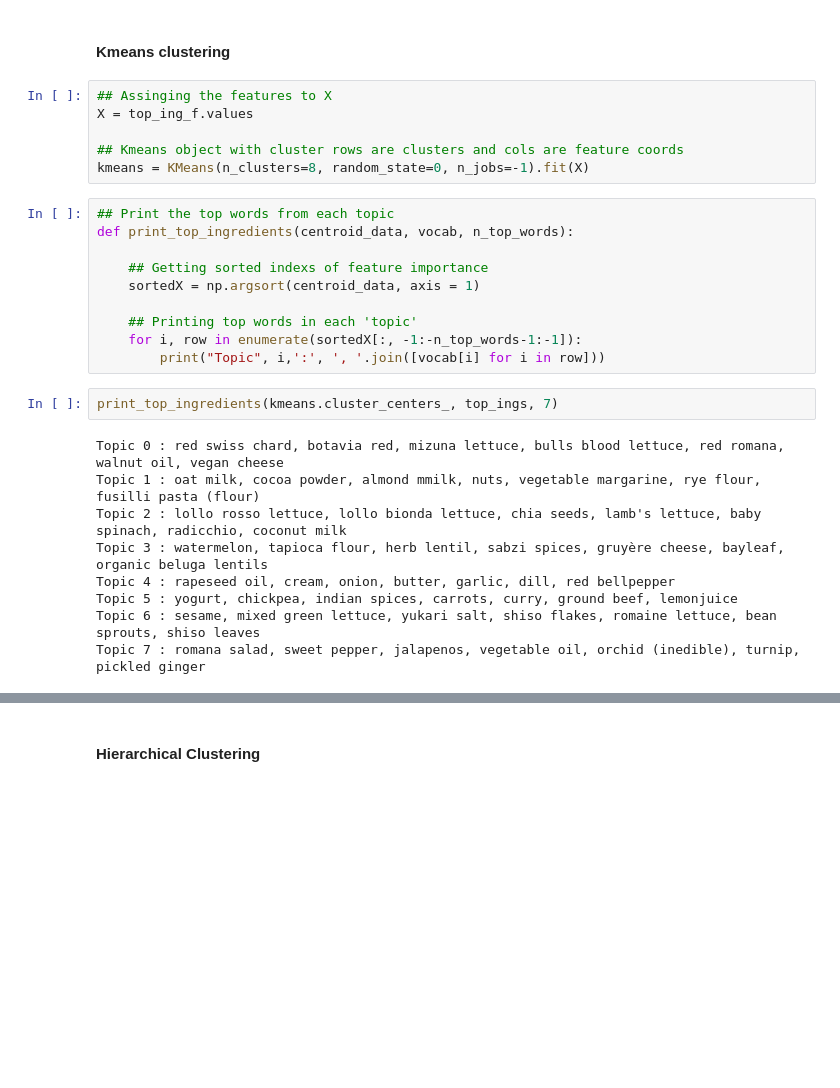
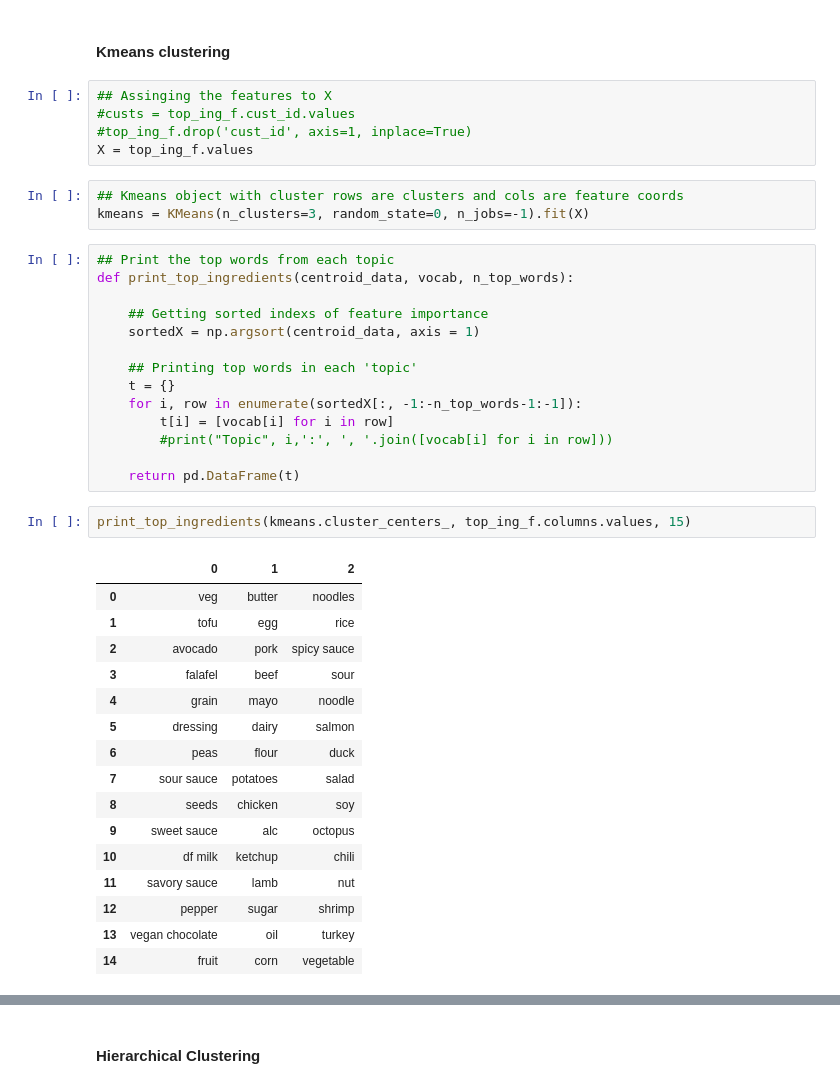
Before and after one commit to noahschumacher/smunch-user-food-analysis, a Jupyter notebook: eda/eda2_clustering.ipynb, the cells around one changed output, grey strips where cells are left out. Saved outputs shown, nothing was run; the diff lists cells and outputs as text; blank space fills up the shorter version.

```diff
--- a/eda/eda2_clustering.ipynb
+++ b/eda/eda2_clustering.ipynb
@@ -61,11 +86,13 @@ top_ing_f.sample(4)
 # %% [markdown]
 #### Kmeans clustering
+# %%
+## Assinging the features to X
+#custs = top_ing_f.cust_id.values
+#top_ing_f.drop('cust_id', axis=1, inplace=True)
+X = top_ing_f.values
 # %%
-## Assinging the features to X
-X = top_ing_f.values
-
 ## Kmeans object with cluster rows are clusters and cols are feature coords
-kmeans = KMeans(n_clusters=8, random_state=0, n_jobs=-1).fit(X)
+kmeans = KMeans(n_clusters=3, random_state=0, n_jobs=-1).fit(X)
 # %%
 ## Print the top words from each topic
 def print_top_ingredients(centroid_data, vocab, n_top_words):
@@ -74,19 +101,31 @@ def print_top_ingredients(centroid_data, vocab, n_top_words):
     sortedX = np.argsort(centroid_data, axis = 1)
 
     ## Printing top words in each 'topic'
+    t = {}
     for i, row in enumerate(sortedX[:, -1:-n_top_words-1:-1]):
-        print("Topic", i,':', ', '.join([vocab[i] for i in row]))
+        t[i] = [vocab[i] for i in row]
+        #print("Topic", i,':', ', '.join([vocab[i] for i in row]))
+
+    return pd.DataFrame(t)
 # %%
-print_top_ingredients(kmeans.cluster_centers_, top_ings, 7)
+print_top_ingredients(kmeans.cluster_centers_, top_ing_f.columns.values, 15)
 # %% [output]
-Topic 0 : red swiss chard, botavia red, mizuna lettuce, bulls blood lettuce, red romana, walnut oil, vegan cheese
-Topic 1 : oat milk, cocoa powder, almond mmilk, nuts, vegetable margarine, rye flour, fusilli pasta (flour)
-Topic 2 : lollo rosso lettuce, lollo bionda lettuce, chia seeds, lamb's lettuce, baby spinach, radicchio, coconut milk
-Topic 3 : watermelon, tapioca flour, herb lentil, sabzi spices, gruyère cheese, bayleaf, organic beluga lentils
-Topic 4 : rapeseed oil, cream, onion, butter, garlic, dill, red bellpepper
-Topic 5 : yogurt, chickpea, indian spices, carrots, curry, ground beef, lemonjuice
-Topic 6 : sesame, mixed green lettuce, yukari salt, shiso flakes, romaine lettuce, bean sprouts, shiso leaves
-Topic 7 : romana salad, sweet pepper, jalapenos, vegetable oil, orchid (inedible), turnip, pickled ginger
+|  | 0 | 1 | 2 |
+| 0 | veg | butter | noodles |
+| 1 | tofu | egg | rice |
+| 2 | avocado | pork | spicy sauce |
+| 3 | falafel | beef | sour |
+| 4 | grain | mayo | noodle |
+| 5 | dressing | dairy | salmon |
+| 6 | peas | flour | duck |
+| 7 | sour sauce | potatoes | salad |
+| 8 | seeds | chicken | soy |
+| 9 | sweet sauce | alc | octopus |
+| 10 | df milk | ketchup | chili |
+| 11 | savory sauce | lamb | nut |
+| 12 | pepper | sugar | shrimp |
+| 13 | vegan chocolate | oil | turkey |
+| 14 | fruit | corn | vegetable |
 # %%
 ## Scoring Kmeans
 
```
Also changed, not shown: parts of 8 cells of this notebook.
